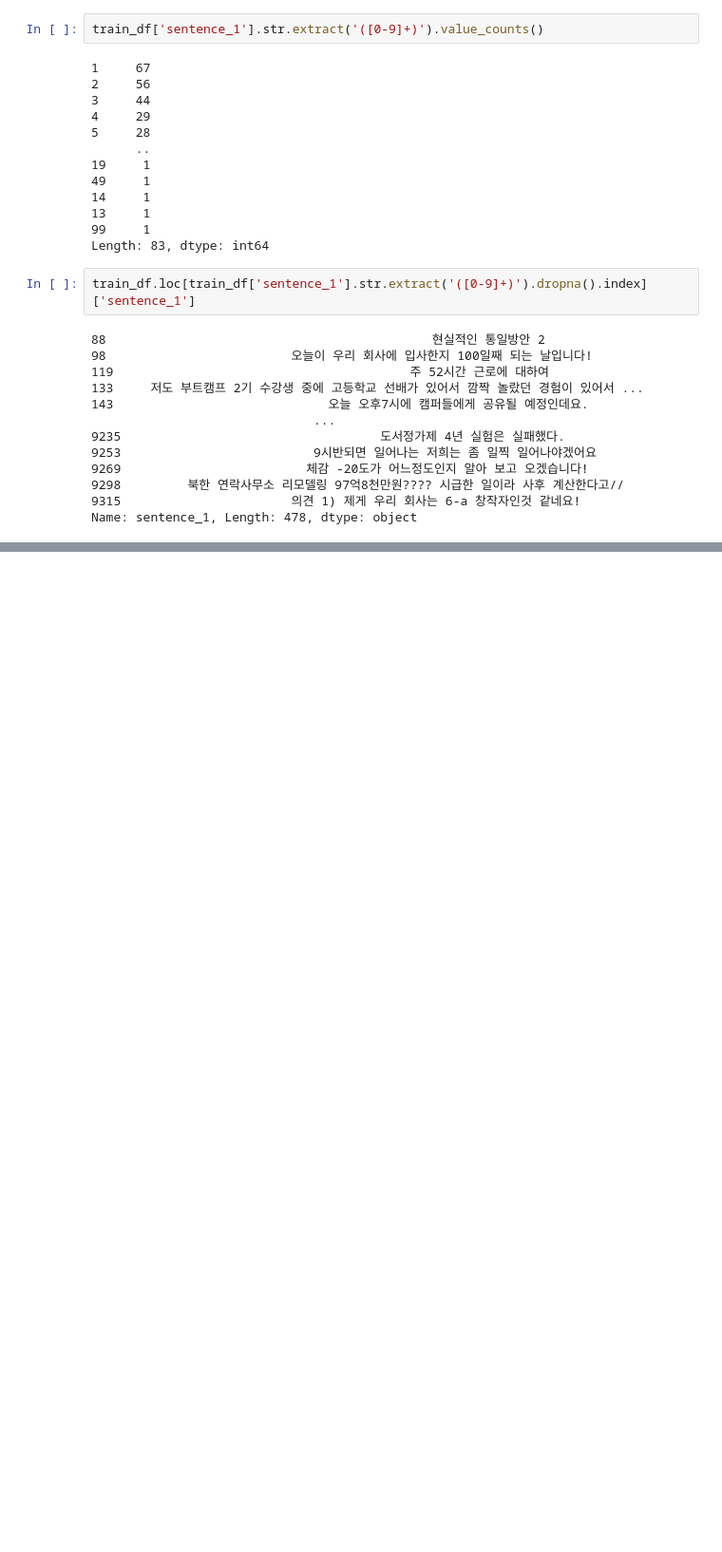
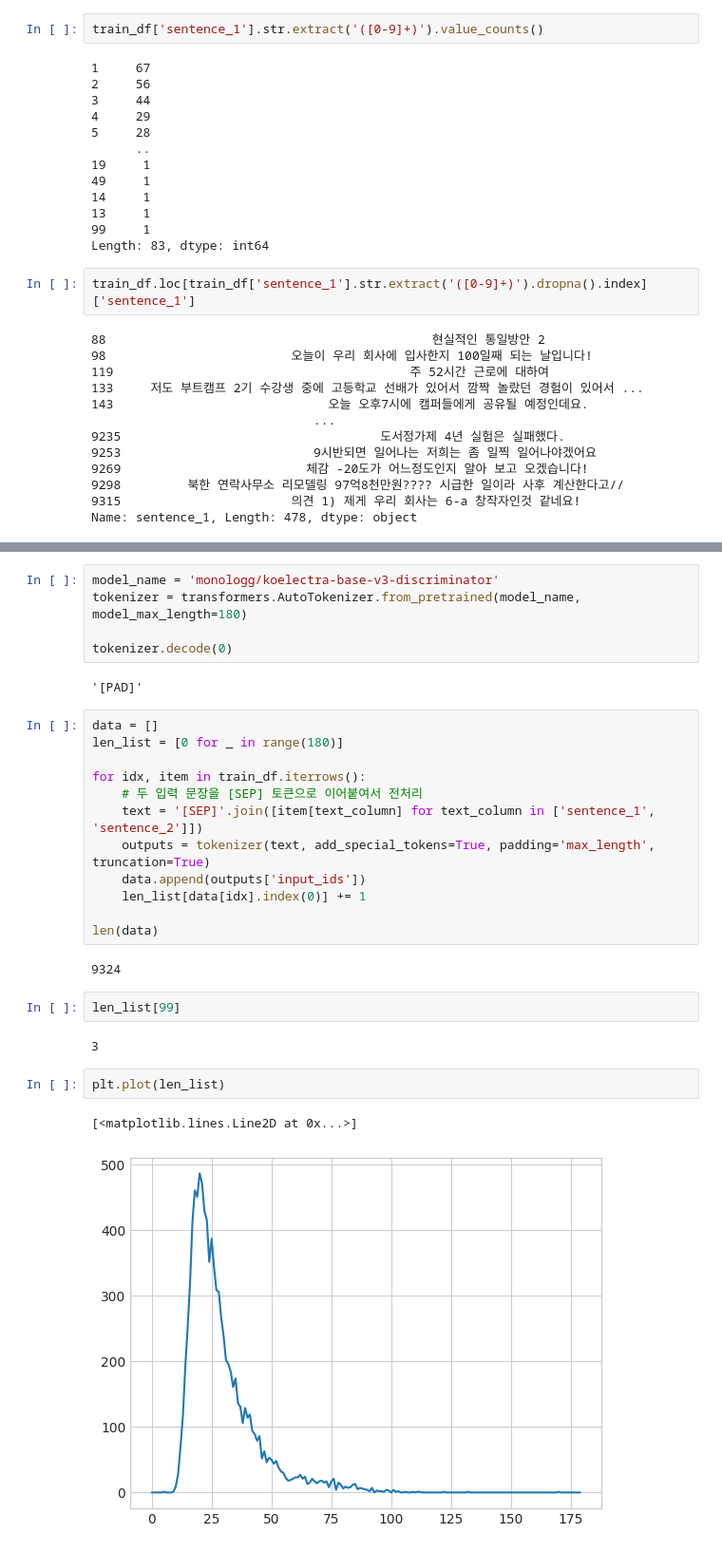
Before and after one commit to i-mprovising/level1_semantictextsimilarity-nlp-06, a Jupyter notebook: data_viz/beom_EDA.ipynb, the cells around one changed output, grey strips where cells are left out. Shown at 95% size. Drawn from its saved outputs; the diff is of its cells as text; blank space fills up the shorter version.

```diff
--- a/data_viz/beom_EDA.ipynb
+++ b/data_viz/beom_EDA.ipynb
@@ -492,0 +555,30 @@ Name: sentence_1, Length: 478, dtype: object
+# %%
+model_name = 'monologg/koelectra-base-v3-discriminator'
+tokenizer = transformers.AutoTokenizer.from_pretrained(model_name, model_max_length=180)
+
+tokenizer.decode(0)
+# %% [output]
+'[PAD]'
+# %%
+data = []
+len_list = [0 for _ in range(180)]
+
+for idx, item in train_df.iterrows():
+    # 두 입력 문장을 [SEP] 토큰으로 이어붙여서 전처리
+    text = '[SEP]'.join([item[text_column] for text_column in ['sentence_1', 'sentence_2']])
+    outputs = tokenizer(text, add_special_tokens=True, padding='max_length', truncation=True)
+    data.append(outputs['input_ids'])
+    len_list[data[idx].index(0)] += 1
+
+len(data)
+# %% [output]
+9324
+# %%
+len_list[99]
+# %% [output]
+3
+# %%
+plt.plot(len_list)
+# %% [output]
+[<matplotlib.lines.Line2D at 0x...>]
+[figure, added]
```
Also changed, not shown: parts of 11 cells of this notebook, 1 other file.
